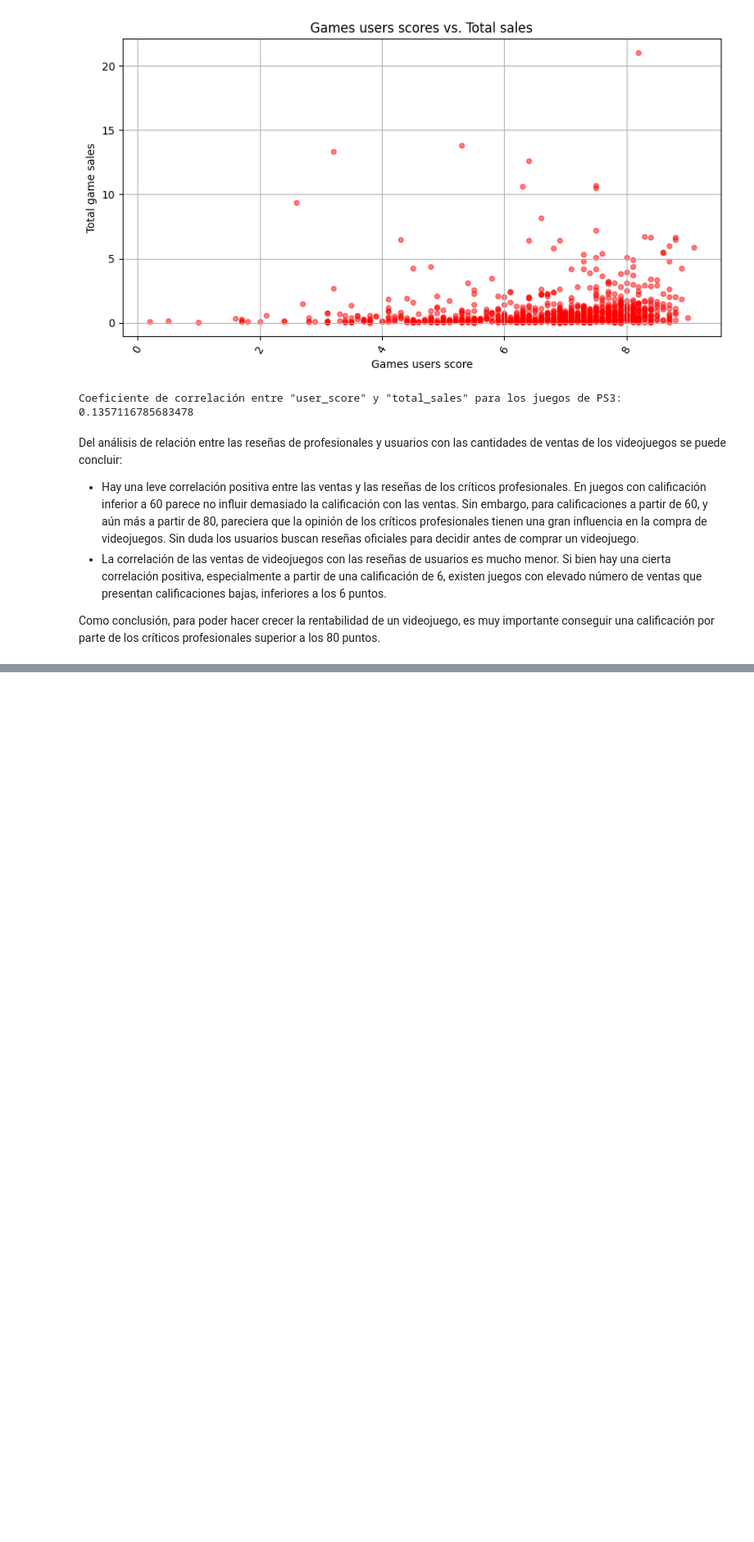
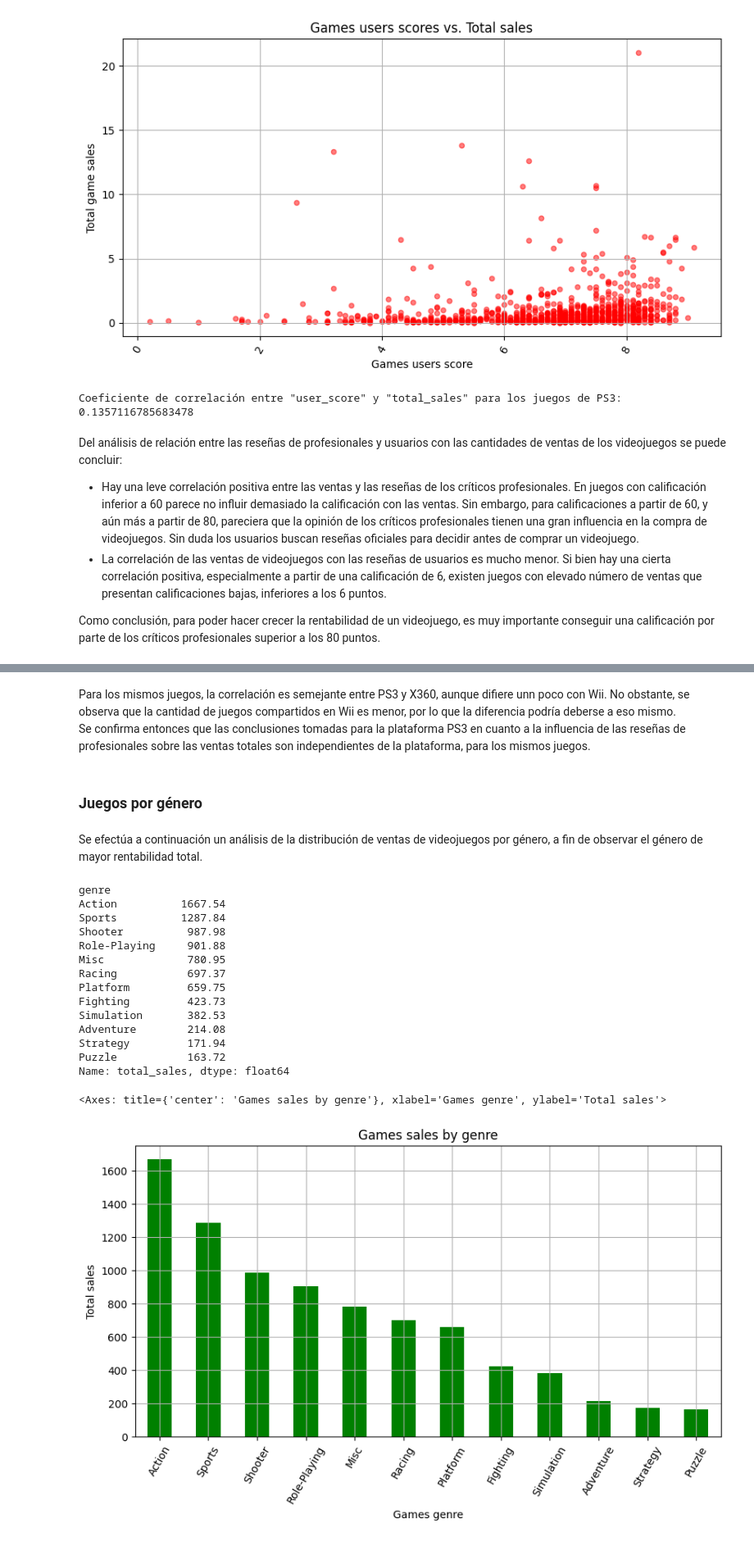
Before and after one commit to EmilioGonzalez29/TT-Project-S6, a Jupyter notebook: project.ipynb, the cells around one changed output, grey strips where cells are left out. Shown: that part at 82% size. Saved outputs shown, nothing was run; the diff lists cells and outputs as text; code cells hidden in the pictures; blank space fills up the shorter version.

```diff
--- a/project.ipynb
+++ b/project.ipynb
@@ -818,0 +876,27 @@ Como conclusión, para poder hacer crecer la rentabilidad de un videojuego, es m
+# %% [markdown]
+Para los mismos juegos, la correlación es semejante entre PS3 y X360, aunque difiere unn poco con Wii. No obstante, se observa que la cantidad de juegos compartidos en Wii es menor, por lo que la diferencia podría deberse a eso mismo.
+Se confirma entonces que las conclusiones tomadas para la plataforma PS3 en cuanto a la influencia de las reseñas de profesionales sobre las ventas totales son independientes de la plataforma, para los mismos juegos.
+# %% [markdown]
+### Juegos por género
+# %% [markdown]
+Se efectúa a continuación un análisis de la distribución de ventas de videojuegos por género, a fin de observar el género de mayor rentabilidad total.
+# %%
+display(df_use.groupby('genre')['total_sales'].sum().sort_values(ascending=False))
+df_use.groupby('genre')['total_sales'].sum().sort_values(ascending=False).plot(kind='bar', xlabel='Games genre', ylabel='Total sales', title='Games sales by genre', figsize=[10, 5], rot=60, grid=True, color='#008000')
+# %% [output]
+genre
+Action          1667.54
+Sports          1287.84
+Shooter          987.98
+Role-Playing     901.88
+Misc             780.95
+Racing           697.37
+Platform         659.75
+Fighting         423.73
+Simulation       382.53
+Adventure        214.08
+Strategy         171.94
+Puzzle           163.72
+Name: total_sales, dtype: float64
+<Axes: title={'center': 'Games sales by genre'}, xlabel='Games genre', ylabel='Total sales'>
+[figure, added]
```
Also changed, not shown: parts of 19 cells of this notebook.
